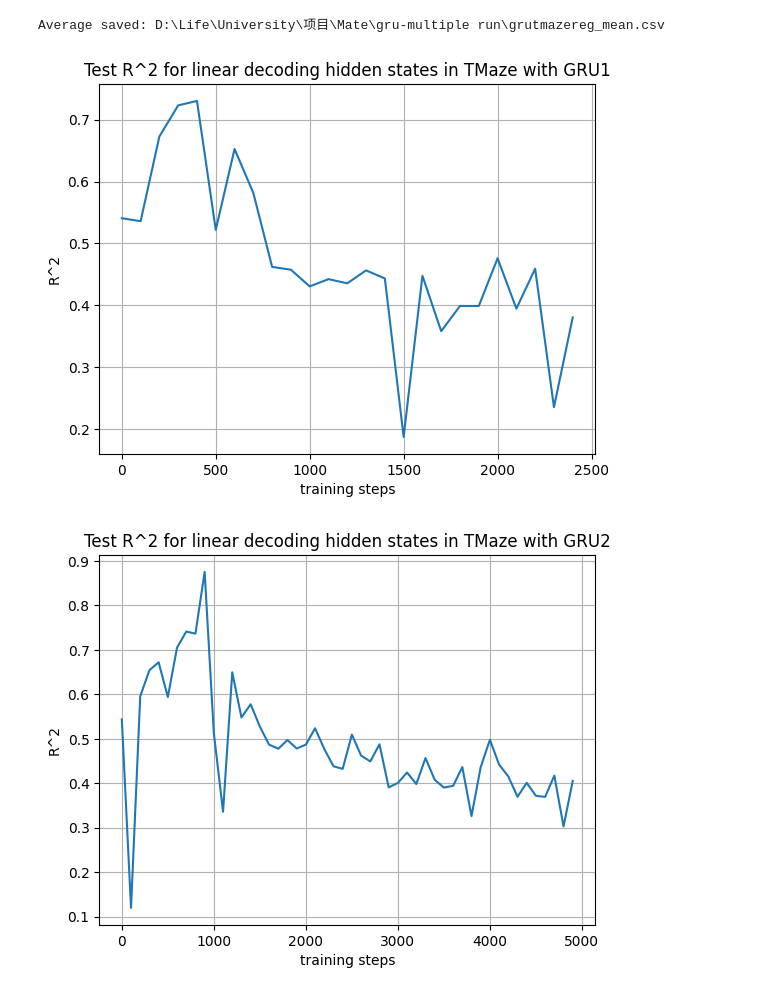
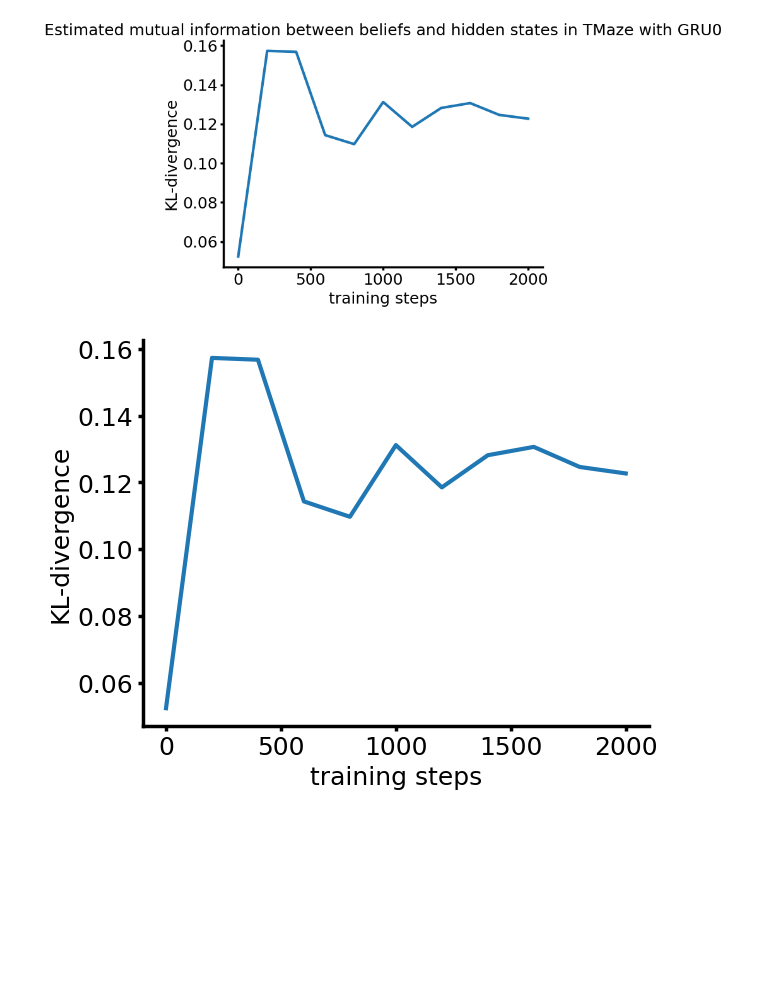
Before and after one commit to Jc2404/Value-RNN, a Jupyter notebook: plotter.ipynb, the cells around one changed output. Drawn from its saved outputs; the diff is of its cells as text; code cells hidden in the pictures; blank space fills up the shorter version.

Commit message:
state-prediction

```diff
--- a/plotter.ipynb
+++ b/plotter.ipynb
@@ -150,6 +493,20 @@ xscale = 100
+# %%
+prefix = "grustark0.8on0.8"
+sub_title = "Estimated mutual information between beliefs and hidden states in TMaze with GRU"
+total_title = "Average R^2 of decoding in odor test with GRU"
+xlabel = "training steps"
+ylabel = "MI"
+folder = r"D:\Life\University\项目\Mate\gru-multiple run"
+xscale = 5
+# %%
+prefix = "kl2_vs_episodes"
+total_title = "Average R^2 of decoding in odor test with GRU"
+xlabel = "training steps"
+ylabel = "KL-divergence"
+folder = r"D:\Life\University\项目\Mate\gru-multiple run"
+xscale = 1
 # %%
-plot_and_average_csv(prefix, sub_title, total_title, xlabel, ylabel, folder, xscale)
+plot_and_average_xlsx(prefix, sub_title, xscale, None, xlabel, ylabel, folder)
 # %% [output]
-Average saved: D:\Life\University\项目\Mate\gru-multiple run\grutmazereg_mean.csv
-[figure, old version]
+[figure, new version]
-[figure, old version]
+[figure, new version]
```
Also changed, not shown: parts of 20 cells of this notebook, 4 other files.
